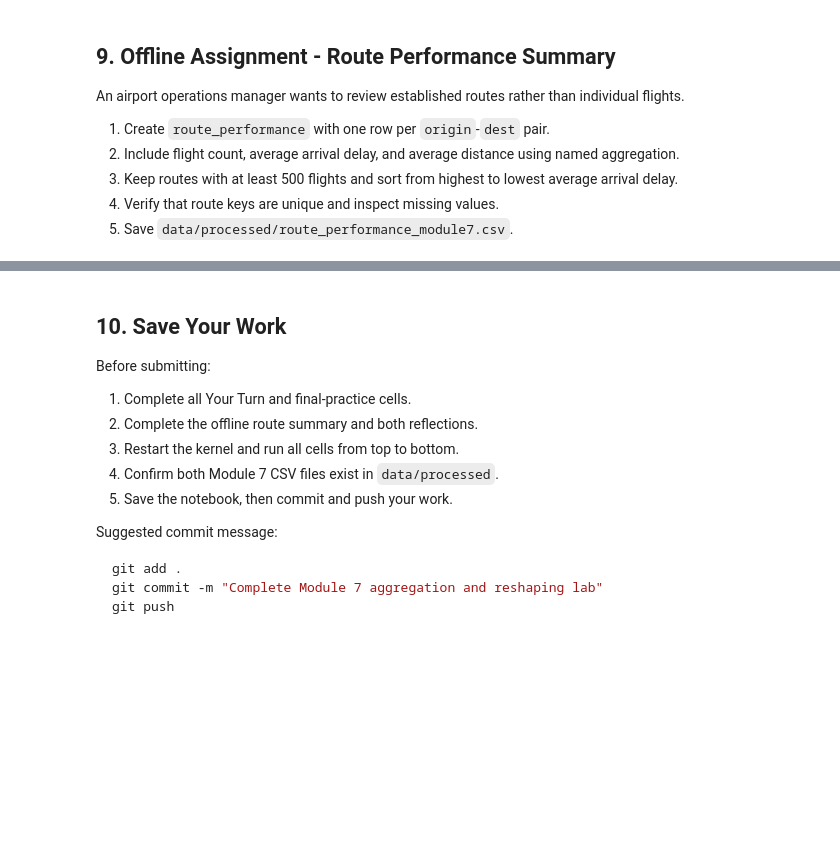
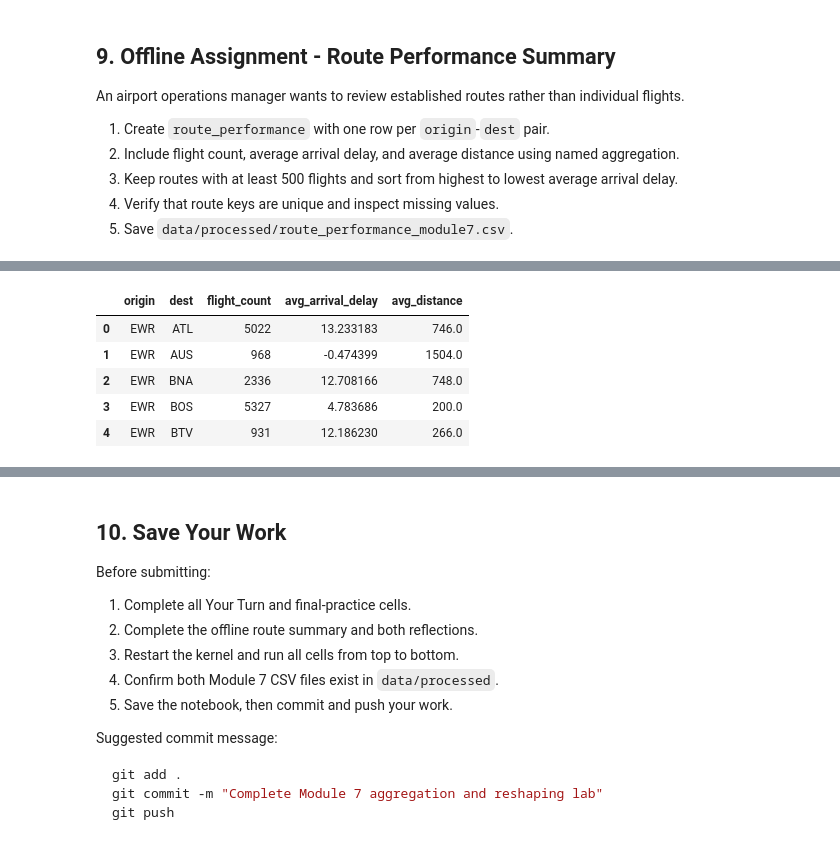
Before and after one commit to kalshaikhli/ban6003-week7-8-Karrar-Alshaikhli, a Jupyter notebook: notebooks/module7_aggregation_reshaping_guided_lab.ipynb, the cells around one changed output, grey strips where cells are left out. Saved outputs shown, nothing was run; the diff lists cells and outputs as text; code cells hidden in the pictures; blank space fills up the shorter version.

```diff
--- a/notebooks/module7_aggregation_reshaping_guided_lab.ipynb
+++ b/notebooks/module7_aggregation_reshaping_guided_lab.ipynb
@@ -982,0 +1011,17 @@ An airport operations manager wants to review established routes rather than ind
+# %%
+# Karrar: Keep only routes with at least 500 flights.
+# This removes routes with fewer than 500 flights.
+# Each row still represents one origin-destination route.
+
+route_performance = route_performance[
+    route_performance["flight_count"] >= 500
+].reset_index(drop=True)
+
+route_performance.head()
+# %% [output]
+|  | origin | dest | flight_count | avg_arrival_delay | avg_distance |
+| 0 | EWR | ATL | 5022 | 13.233183 | 746.0 |
+| 1 | EWR | AUS | 968 | -0.474399 | 1504.0 |
+| 2 | EWR | BNA | 2336 | 12.708166 | 748.0 |
+| 3 | EWR | BOS | 5327 | 4.783686 | 200.0 |
+| 4 | EWR | BTV | 931 | 12.186230 | 266.0 |
```
Also changed, not shown: parts of 6 cells of this notebook, 1 other file.
